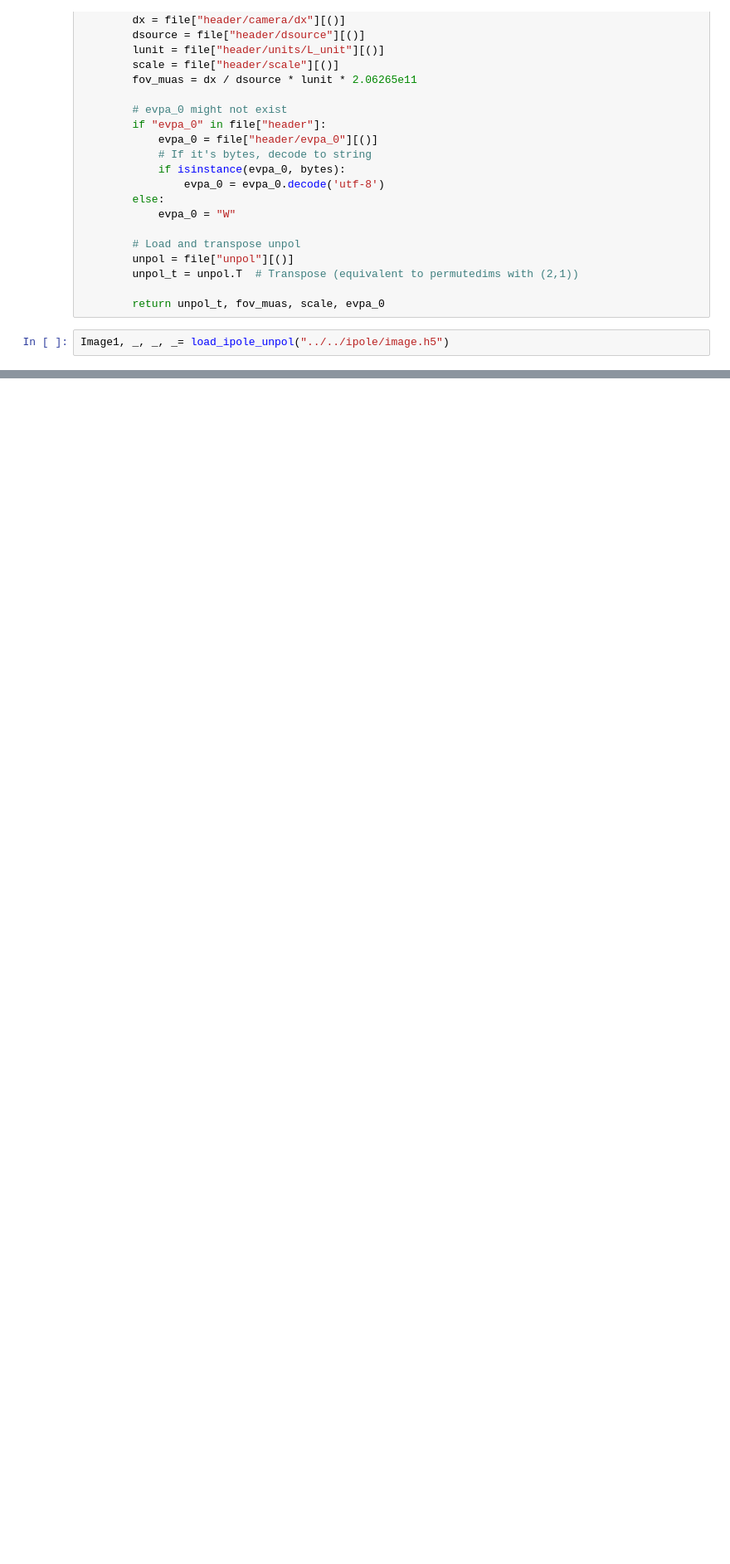
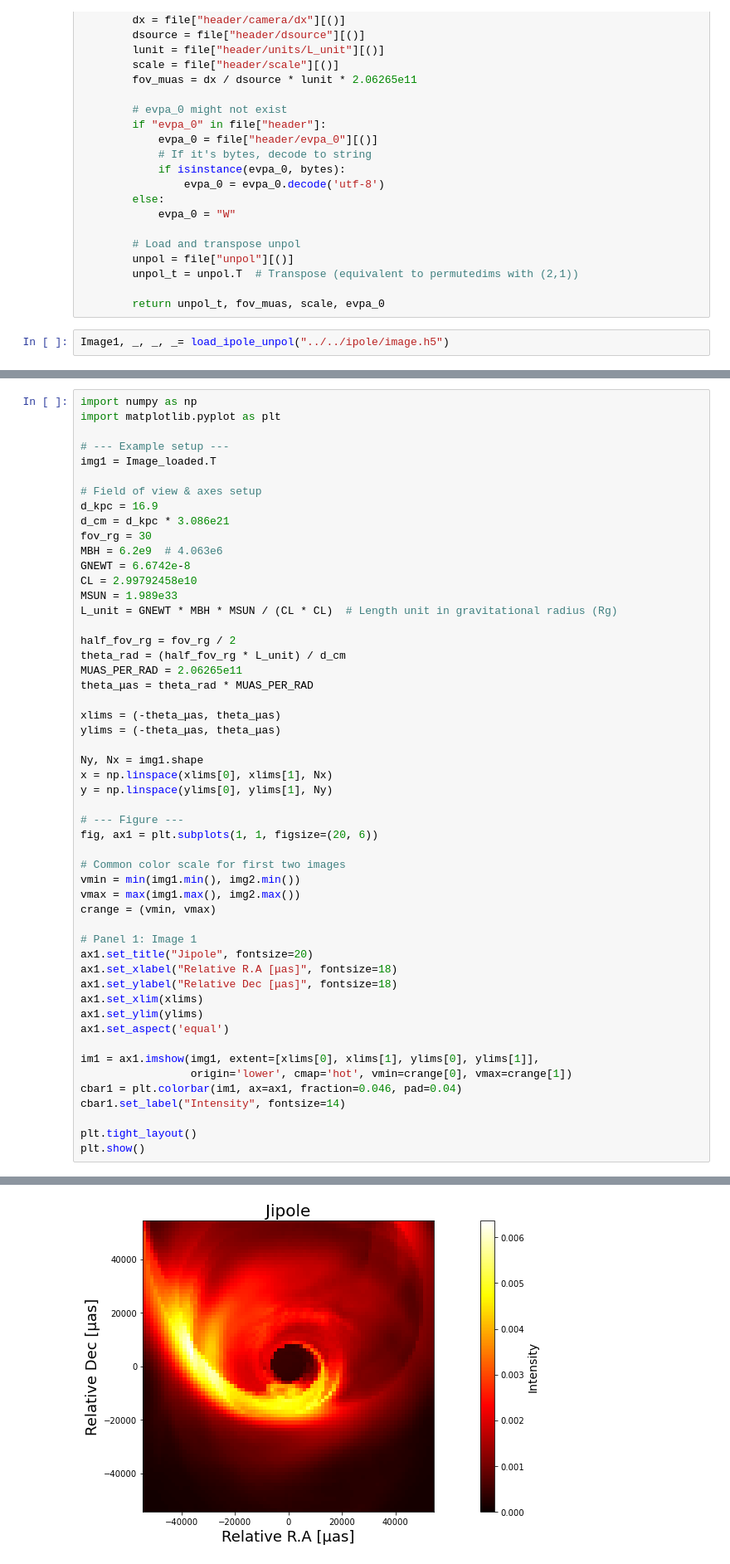
Before and after one commit to zzlphysics/Jipole, a Jupyter notebook: notebooks/Plotting_GRMHD_python.ipynb, the cells around one changed output, grey strips where cells are left out. Shown at 83% size. Cells and saved outputs as stored; diff of their text form; blank space fills up the shorter version.

```diff
--- a/notebooks/Plotting_GRMHD_python.ipynb
+++ b/notebooks/Plotting_GRMHD_python.ipynb
@@ -162,2 +122,53 @@ import pyharm
 # %%
+import numpy as np
+import matplotlib.pyplot as plt
+
+# --- Example setup ---
+img1 = Image_loaded.T
+
+# Field of view & axes setup
+d_kpc = 16.9
+d_cm = d_kpc * 3.086e21
+fov_rg = 30
+MBH = 6.2e9  # 4.063e6
+GNEWT = 6.6742e-8
+CL = 2.99792458e10
+MSUN = 1.989e33
+L_unit = GNEWT * MBH * MSUN / (CL * CL)  # Length unit in gravitational radius (Rg)
+
+half_fov_rg = fov_rg / 2
+theta_rad = (half_fov_rg * L_unit) / d_cm
+MUAS_PER_RAD = 2.06265e11
+theta_μas = theta_rad * MUAS_PER_RAD
+
+xlims = (-theta_μas, theta_μas)
+ylims = (-theta_μas, theta_μas)
+
+Ny, Nx = img1.shape
+x = np.linspace(xlims[0], xlims[1], Nx)
+y = np.linspace(ylims[0], ylims[1], Ny)
+
+# --- Figure ---
+fig, ax1 = plt.subplots(1, 1, figsize=(20, 6))
+
+# Common color scale for first two images
+vmin = min(img1.min(), img2.min())
+vmax = max(img1.max(), img2.max())
+crange = (vmin, vmax)
+
+# Panel 1: Image 1
+ax1.set_title("Jipole", fontsize=20)
+ax1.set_xlabel("Relative R.A [μas]", fontsize=18)
+ax1.set_ylabel("Relative Dec [μas]", fontsize=18)
+ax1.set_xlim(xlims)
+ax1.set_ylim(ylims)
+ax1.set_aspect('equal')
+
+im1 = ax1.imshow(img1, extent=[xlims[0], xlims[1], ylims[0], ylims[1]],
+                 origin='lower', cmap='hot', vmin=crange[0], vmax=crange[1])
+cbar1 = plt.colorbar(im1, ax=ax1, fraction=0.046, pad=0.04)
+cbar1.set_label("Intensity", fontsize=14)
+
+plt.tight_layout()
+plt.show()
 # %% [output]
@@ -164,0 +175 @@ import pyharm
+[figure, added]
```
Also changed, not shown: parts of 10 cells of this notebook, 9 other files.
